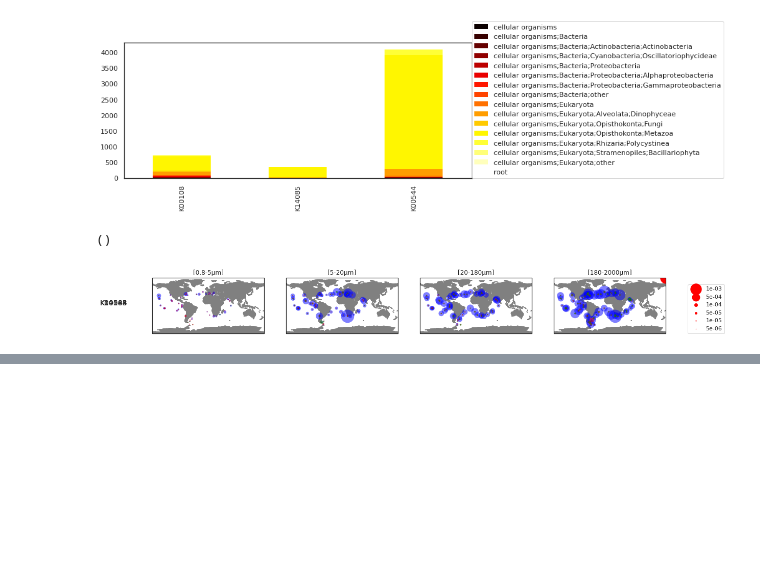
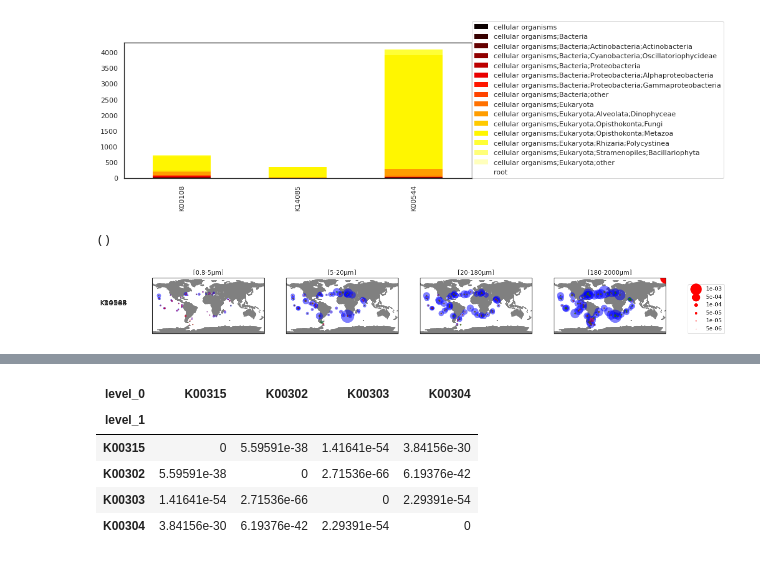
Before and after one commit to AlexanderLabWHOI/2021-marine-osmolytes, a Jupyter notebook: genome-searching/notebooks/Tara-data-final-figures.ipynb, the cells around one changed output, grey strips where cells are left out. Drawn from its saved outputs; the diff is of its cells as text; code cells hidden in the pictures; blank space fills up the shorter version.

```diff
--- a/genome-searching/notebooks/Tara-data-final-figures.ipynb
+++ b/genome-searching/notebooks/Tara-data-final-figures.ipynb
@@ -760,3 +759,6 @@ Kplot_maps_subplot_euk_overlay(Teuk_summed_env, Klist=['K00544','K00108','K14085
 # %% [output]
 ()
 [figure]
+# %%
+i=['K00315', 'K00302', 'K00303', 'K00304',  ]
+MGB_bact_rho.loc[i,i]
@@ -762,0 +771,9 @@ Kplot_maps_subplot_euk_overlay(Teuk_summed_env, Klist=['K00544','K00108','K14085
+# %%
+MGB_bact_bonfe.loc[i,i]
+# %% [output]
+| level_0 | K00315 | K00302 | K00303 | K00304 |
+| level_1 |  |  |  |  |
+| K00315 | 0 | 5.59591e-38 | 1.41641e-54 | 3.84156e-30 |
+| K00302 | 5.59591e-38 | 0 | 2.71536e-66 | 6.19376e-42 |
+| K00303 | 1.41641e-54 | 2.71536e-66 | 0 | 2.29391e-54 |
+| K00304 | 3.84156e-30 | 6.19376e-42 | 2.29391e-54 | 0 |
```
Also changed, not shown: parts of 9 cells of this notebook, 31 other files.
